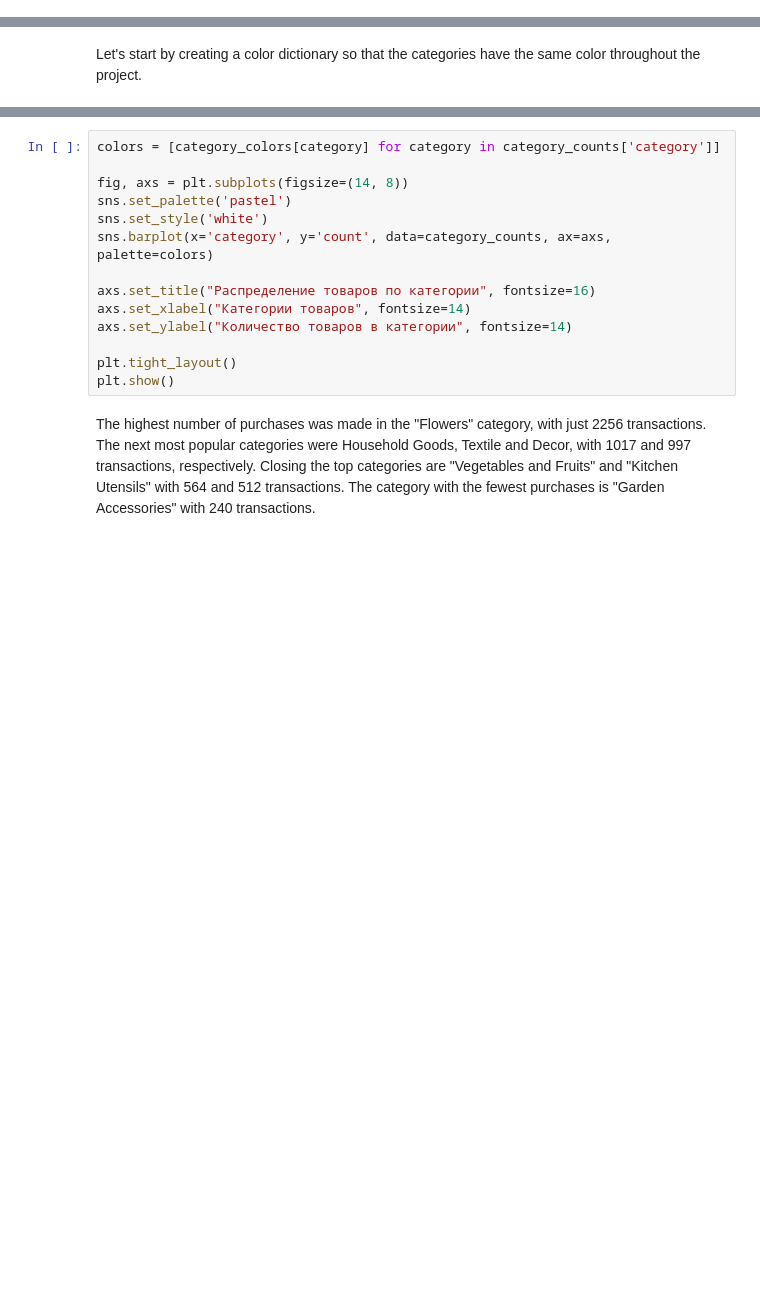
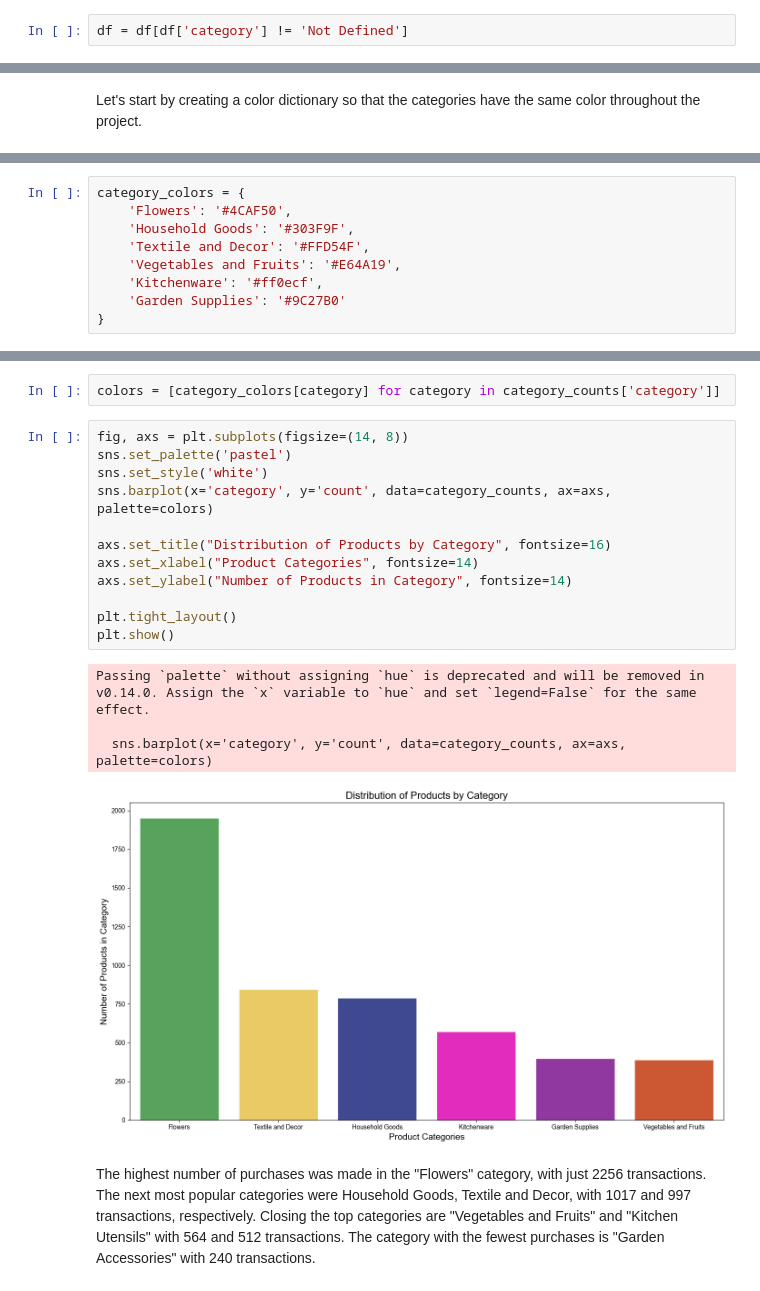
Before and after one commit to artvanila/data_projects, a Jupyter notebook: Customer Segmentation and Consumption Profiles in E-Commerce.ipynb, the cells around one changed output, grey strips where cells are left out. Saved outputs shown, nothing was run; the diff lists cells and outputs as text; blank space fills up the shorter version.

```diff
--- a/Customer Segmentation and Consumption Profiles in E-Commerce.ipynb
+++ b/Customer Segmentation and Consumption Profiles in E-Commerce.ipynb
@@ -671,3 +628,5 @@ uncategorized_items['product'].tolist()
+# %%
+df = df[df['category'] != 'Not Defined']
 # %% [markdown]
 According to the chart, the categorization has been successful — there are no items without a category. It can also be noted that the highest number of purchases was made in the "Flowers" category, with just over 2000 transactions. The next most popular categories were Household Goods, Textile and Decor, with 1000 transactions. Rounding out the top categories are "Vegetables and Fruits", "Kitchenware", and "Garden Supplies", each with about 500 transactions. In the next part of our study, we will dive deeper into the data analysis to better understand these trends.
 # %% [markdown]
@@ -692,3 +642,12 @@ category_colors = {
+# %%
+category_colors = {
+    'Flowers': '#4CAF50',
+    'Household Goods': '#303F9F',
+    'Textile and Decor': '#FFD54F',
+    'Vegetables and Fruits': '#E64A19',
+    'Kitchenware': '#ff0ecf',
+    'Garden Supplies': '#9C27B0'
+}
 # %%
 category_counts = df['category'].value_counts().reset_index()
 category_counts.columns = ['category', 'count']
@@ -696,17 +663,22 @@ category_counts
+# %%
+colors = [category_colors[category] for category in category_counts['category']]
 # %%
-colors = [category_colors[category] for category in category_counts['category']]
-
 fig, axs = plt.subplots(figsize=(14, 8))
 sns.set_palette('pastel')
 sns.set_style('white')
 sns.barplot(x='category', y='count', data=category_counts, ax=axs, palette=colors)
 
-axs.set_title("Распределение товаров по категории", fontsize=16)
-axs.set_xlabel("Категории товаров", fontsize=14)
-axs.set_ylabel("Количество товаров в категории", fontsize=14)
+axs.set_title("Distribution of Products by Category", fontsize=16)
+axs.set_xlabel("Product Categories", fontsize=14)
+axs.set_ylabel("Number of Products in Category", fontsize=14)
 
 plt.tight_layout()
 plt.show()
+# %% [output]
+Passing `palette` without assigning `hue` is deprecated and will be removed in v0.14.0. Assign the `x` variable to `hue` and set `legend=False` for the same effect.
+
+  sns.barplot(x='category', y='count', data=category_counts, ax=axs, palette=colors)
+[figure, added]
 # %% [markdown]
 The highest number of purchases was made in the "Flowers" category, with just 2256 transactions. The next most popular categories were Household Goods, Textile and Decor, with 1017 and 997 transactions, respectively. Closing the top categories are "Vegetables and Fruits" and "Kitchen Utensils" with 564 and 512 transactions. The category with the fewest purchases is "Garden Accessories" with 240 transactions.
 # %% [markdown]
```
Also changed, not shown: parts of 14 cells of this notebook.
